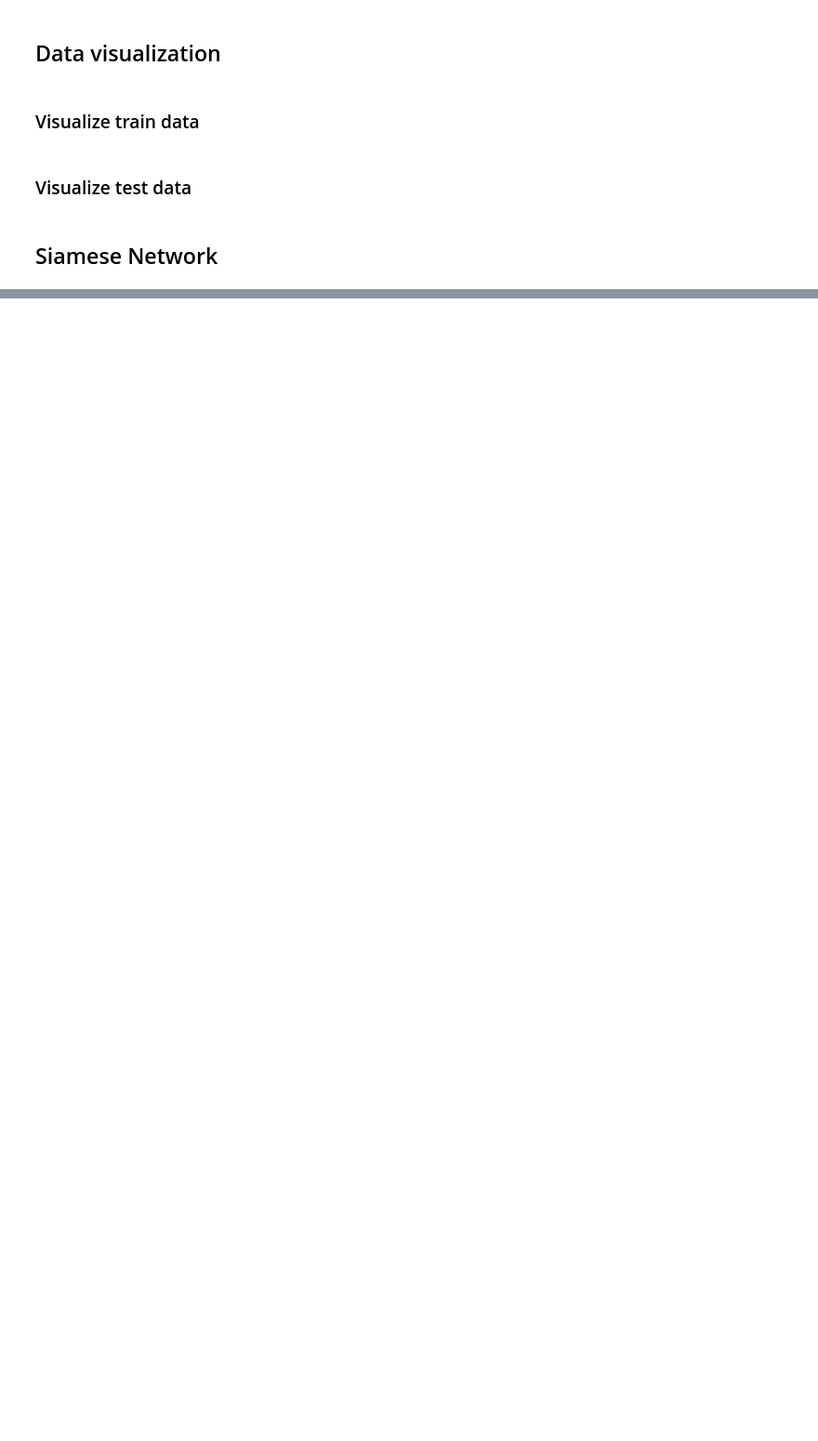
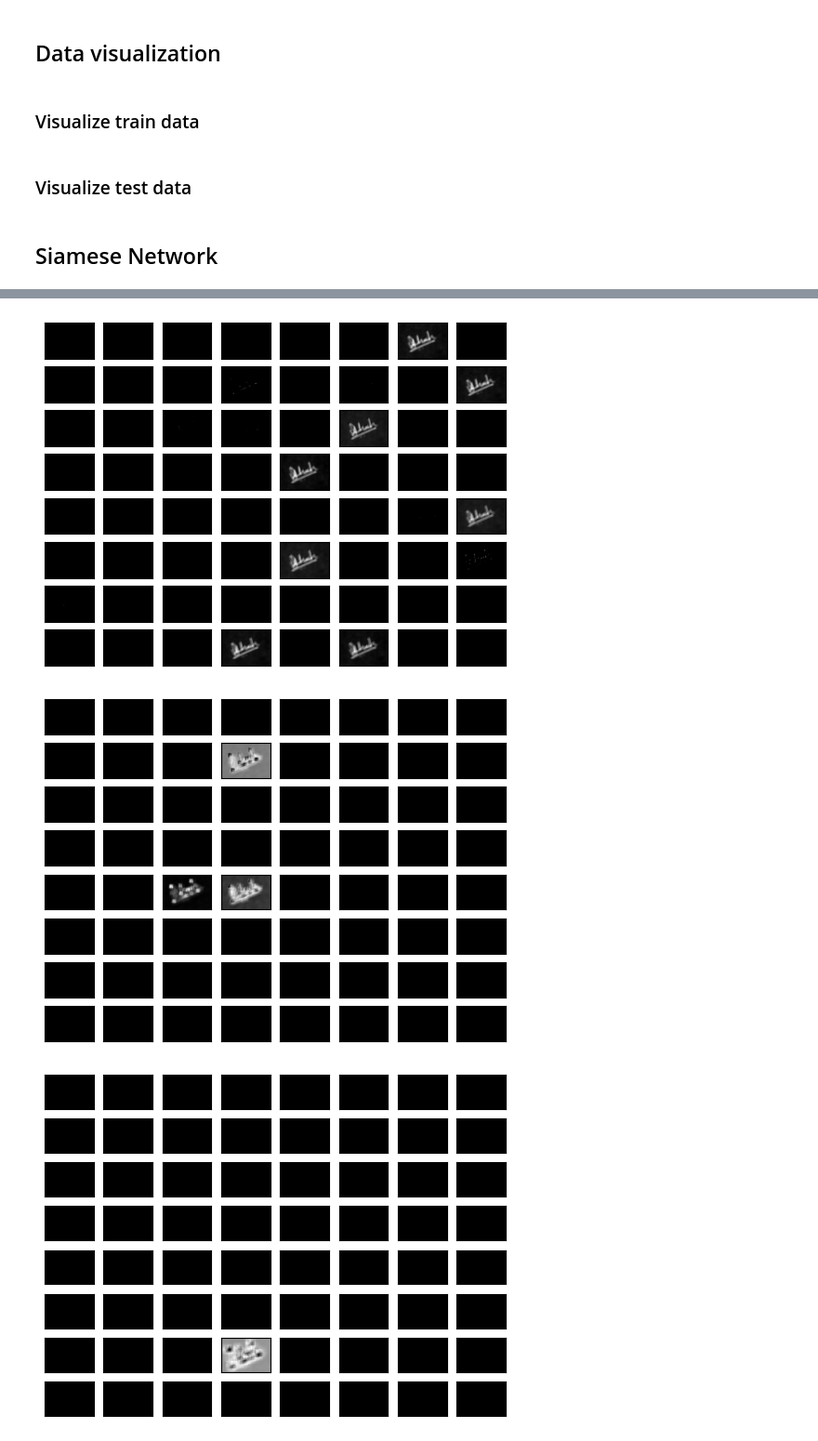
Before and after one commit to matteo-meat/signature-forgery-detection, a Jupyter notebook: siamese_network.ipynb, the cells around one changed output, grey strips where cells are left out. Shown: that part at 93% size. Drawn from its saved outputs; the diff is of its cells as text; code cells hidden in the pictures; blank space fills up the shorter version.

Commit message:
[siamese net]Add feature maps visualization and model loading

```diff
--- a/siamese_network.ipynb
+++ b/siamese_network.ipynb
@@ -214,0 +271,6 @@ model.save("/kaggle/working/signatures_siamese_64_512_lrn_bcrloss.keras")
+# %%
+for i in range(len(siamese.layers)):
+    layer = siamese.layers[i]
+    if "conv" not in layer.name:
+        continue
+    print(i, layer.name, layer.output.shape)
@@ -214,0 +282,5 @@ model.save("/kaggle/working/signatures_siamese_64_512_lrn_bcrloss.keras")
+# %%
+index = [1, 4, 8, 9]
+outputs = [siamese.layers[i].output for i in index]
+visualize_net = Model(inputs = siamese.inputs, outputs = outputs)
+visualize_net.summary()
@@ -214,0 +305,4 @@ model.save("/kaggle/working/signatures_siamese_64_512_lrn_bcrloss.keras")
+# %%
+print(X_train[0][0].shape)
+img = np.expand_dims(X_train[0][0], axis = 0)
+print(img.shape)
@@ -214,0 +312,2 @@ model.save("/kaggle/working/signatures_siamese_64_512_lrn_bcrloss.keras")
+# %%
+feature_maps = visualize_net.predict(img)
@@ -214,0 +316,16 @@ model.save("/kaggle/working/signatures_siamese_64_512_lrn_bcrloss.keras")
+# %%
+square = 8
+for fmap in feature_maps:
+    index = 1
+    for _ in range(square):
+        for _ in range(square):
+            ax = plt.subplot(square, square, index)
+            ax.set_xticks([])
+            ax.set_yticks([])
+            plt.imshow(fmap[0, :, :, index-1], cmap = "gray")
+            index += 1
+    plt.show()
+# %% [output]
+[figure, added]
+[figure, added]
+[figure, added]
```
Also changed, not shown: parts of 14 cells of this notebook, 2 other files.
